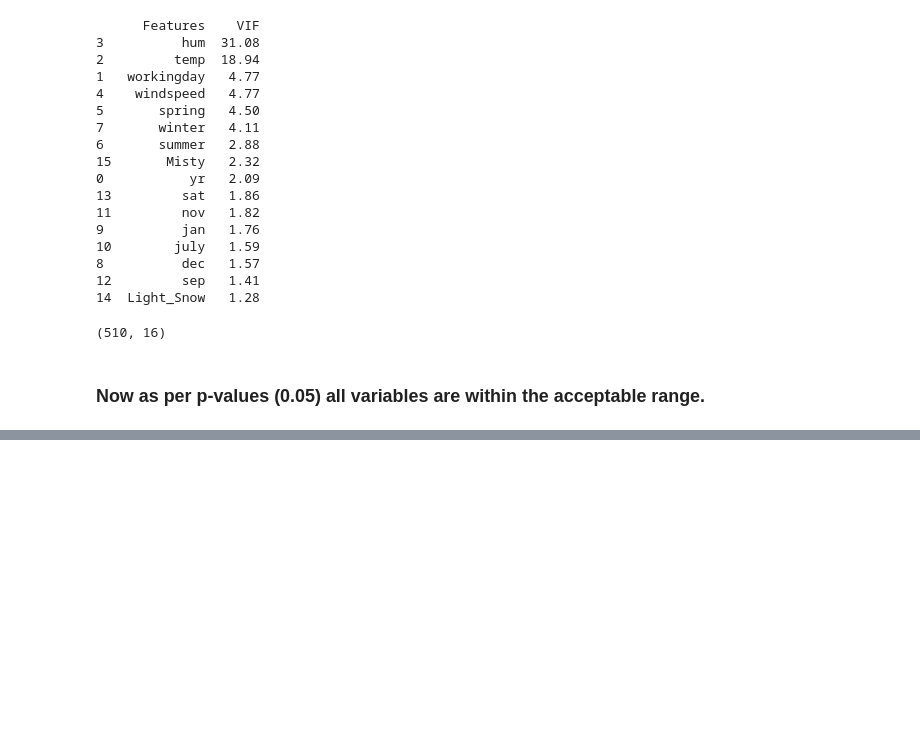
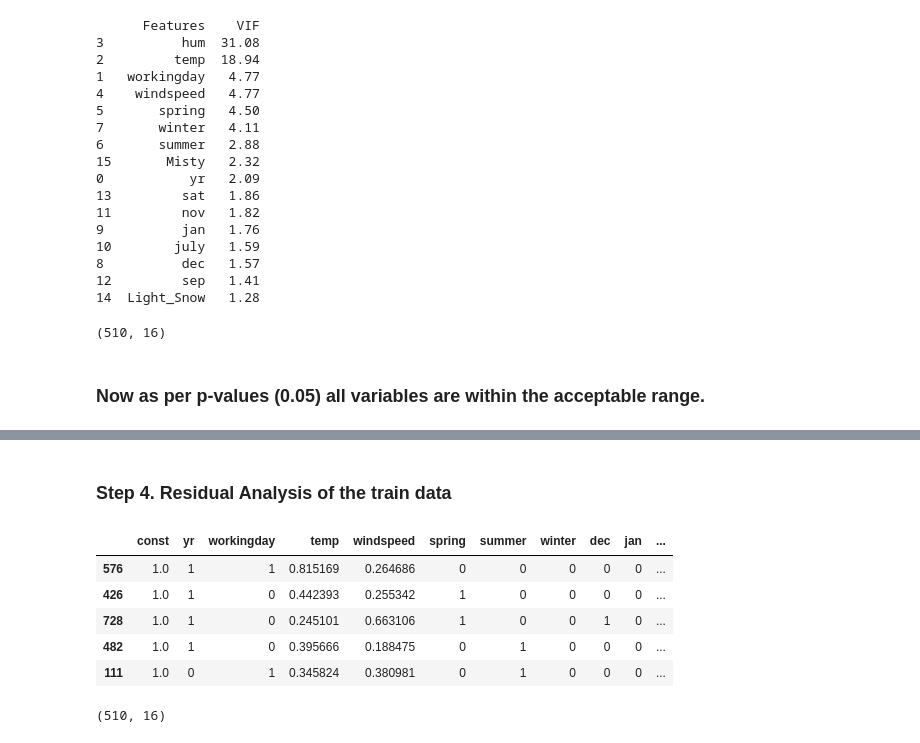
Before and after one commit to kc11381/Bike_Sharing_Case_Study, a Jupyter notebook: bike_sharing_predictors.ipynb, the cells around one changed output, grey strips where cells are left out. Saved outputs shown, nothing was run; the diff lists cells and outputs as text; code cells hidden in the pictures; blank space fills up the shorter version.

Commit message:
model created

```diff
--- a/bike_sharing_predictors.ipynb
+++ b/bike_sharing_predictors.ipynb
@@ -857,6 +864,6 @@ Notes:
 # %%
 # Lets check VIF
 # Lets drop const
-X_train_lm = X_train_lm.drop(['const'], axis=1)
+# X_train_lm = X_train_lm.drop(['const'], axis=1) # not needed for prediction
 print_VIF(X_train_lm)
 # %% [output]
@@ -878,0 +914,16 @@ print_VIF(X_train_lm)
+# %% [markdown]
+### Step 4. Residual Analysis of the train data
+# %%
+# Training dataset of the model
+X_train_lm.head()
+# %% [output]
+|  | const | yr | workingday | temp | windspeed | spring | summer | winter | dec | jan | ... |
+| 576 | 1.0 | 1 | 1 | 0.815169 | 0.264686 | 0 | 0 | 0 | 0 | 0 | ... |
+| 426 | 1.0 | 1 | 0 | 0.442393 | 0.255342 | 1 | 0 | 0 | 0 | 0 | ... |
+| 728 | 1.0 | 1 | 0 | 0.245101 | 0.663106 | 1 | 0 | 0 | 1 | 0 | ... |
+| 482 | 1.0 | 1 | 0 | 0.395666 | 0.188475 | 0 | 1 | 0 | 0 | 0 | ... |
+| 111 | 1.0 | 0 | 1 | 0.345824 | 0.380981 | 0 | 1 | 0 | 0 | 0 | ... |
+# %%
+X_train_lm.shape
+# %% [output]
+(510, 16)
```
Also changed, not shown: parts of 19 cells of this notebook.
